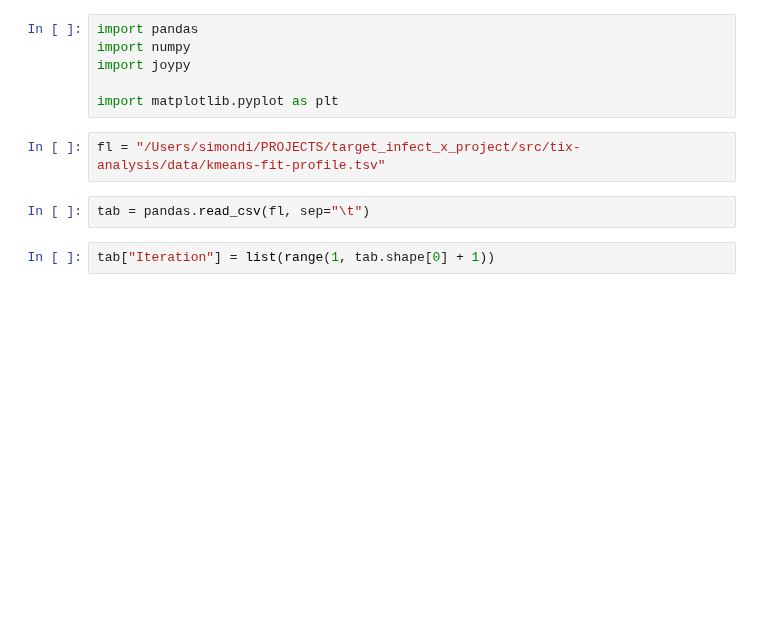
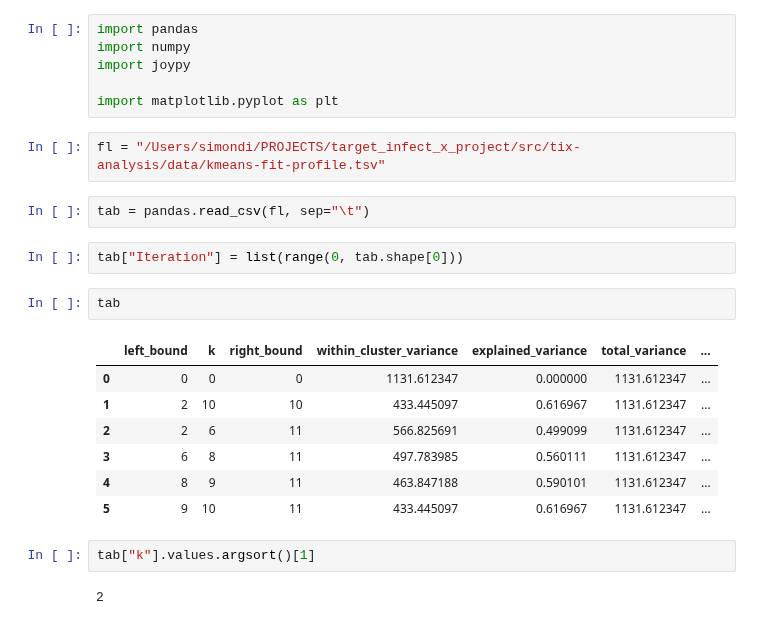
Before and after one commit to cbg-ethz/pybda, a Jupyter notebook: notebooks/plot_kmeans_fit.ipynb, the cells around one changed output. Drawn from its saved outputs; the diff is of its cells as text; blank space fills up the shorter version.

```diff
--- a/notebooks/plot_kmeans_fit.ipynb
+++ b/notebooks/plot_kmeans_fit.ipynb
@@ -9,4 +9,18 @@ fl = "/Users/simondi/PROJECTS/target_infect_x_project/src/tix-analysis/data/kmea
 # %%
 tab = pandas.read_csv(fl, sep="\t")
 # %%
-tab["Iteration"] = list(range(1, tab.shape[0] + 1))
+tab["Iteration"] = list(range(0, tab.shape[0]))
+# %%
+tab
+# %% [output]
+|  | left_bound | k | right_bound | within_cluster_variance | explained_variance | total_variance | ... |
+| 0 | 0 | 0 | 0 | 1131.612347 | 0.000000 | 1131.612347 | ... |
+| 1 | 2 | 10 | 10 | 433.445097 | 0.616967 | 1131.612347 | ... |
+| 2 | 2 | 6 | 11 | 566.825691 | 0.499099 | 1131.612347 | ... |
+| 3 | 6 | 8 | 11 | 497.783985 | 0.560111 | 1131.612347 | ... |
+| 4 | 8 | 9 | 11 | 463.847188 | 0.590101 | 1131.612347 | ... |
+| 5 | 9 | 10 | 11 | 433.445097 | 0.616967 | 1131.612347 | ... |
+# %%
+tab["k"].values.argsort()[1]
+# %% [output]
+2
```
Also changed, not shown: parts of 8 cells of this notebook, 4 other files.
